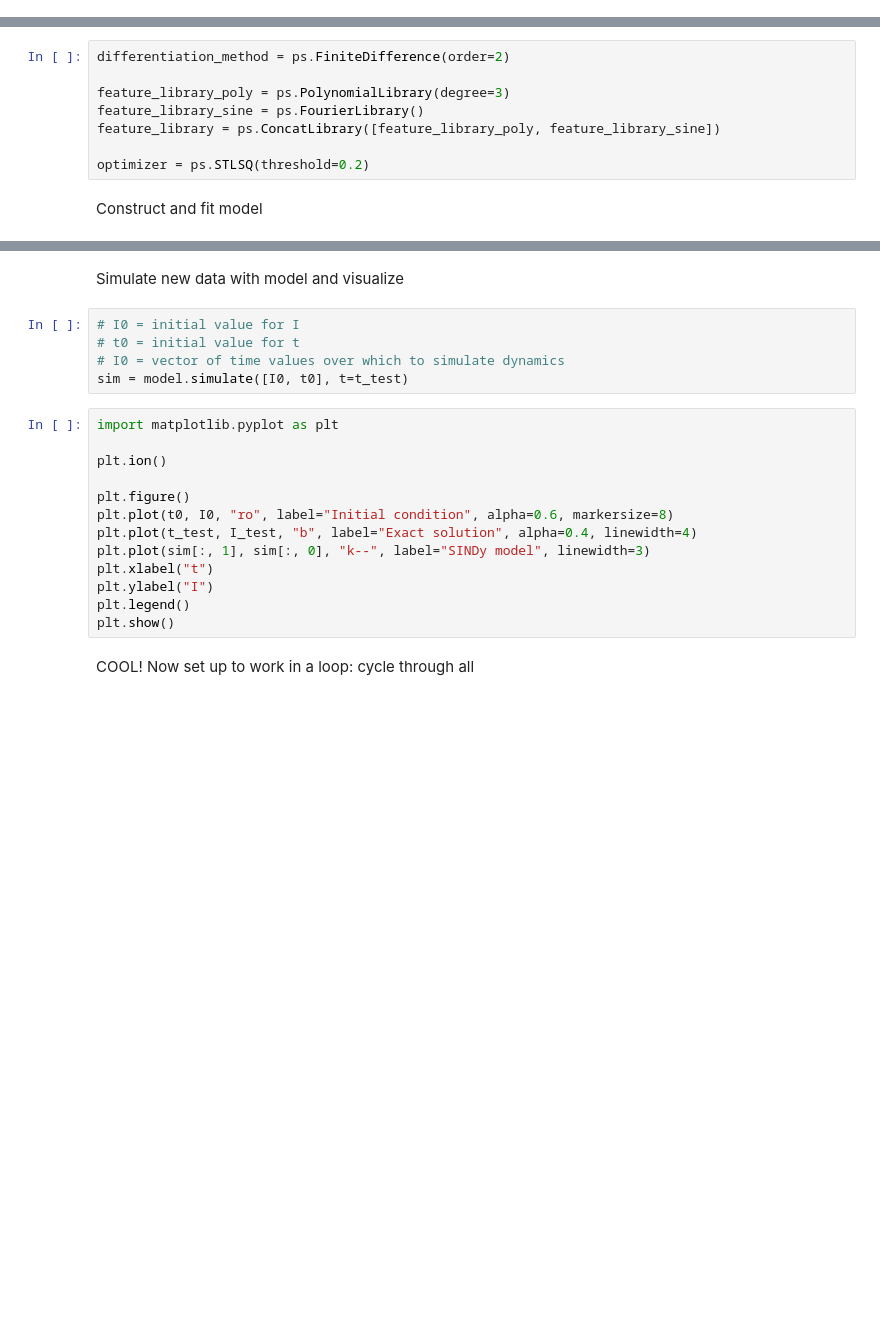
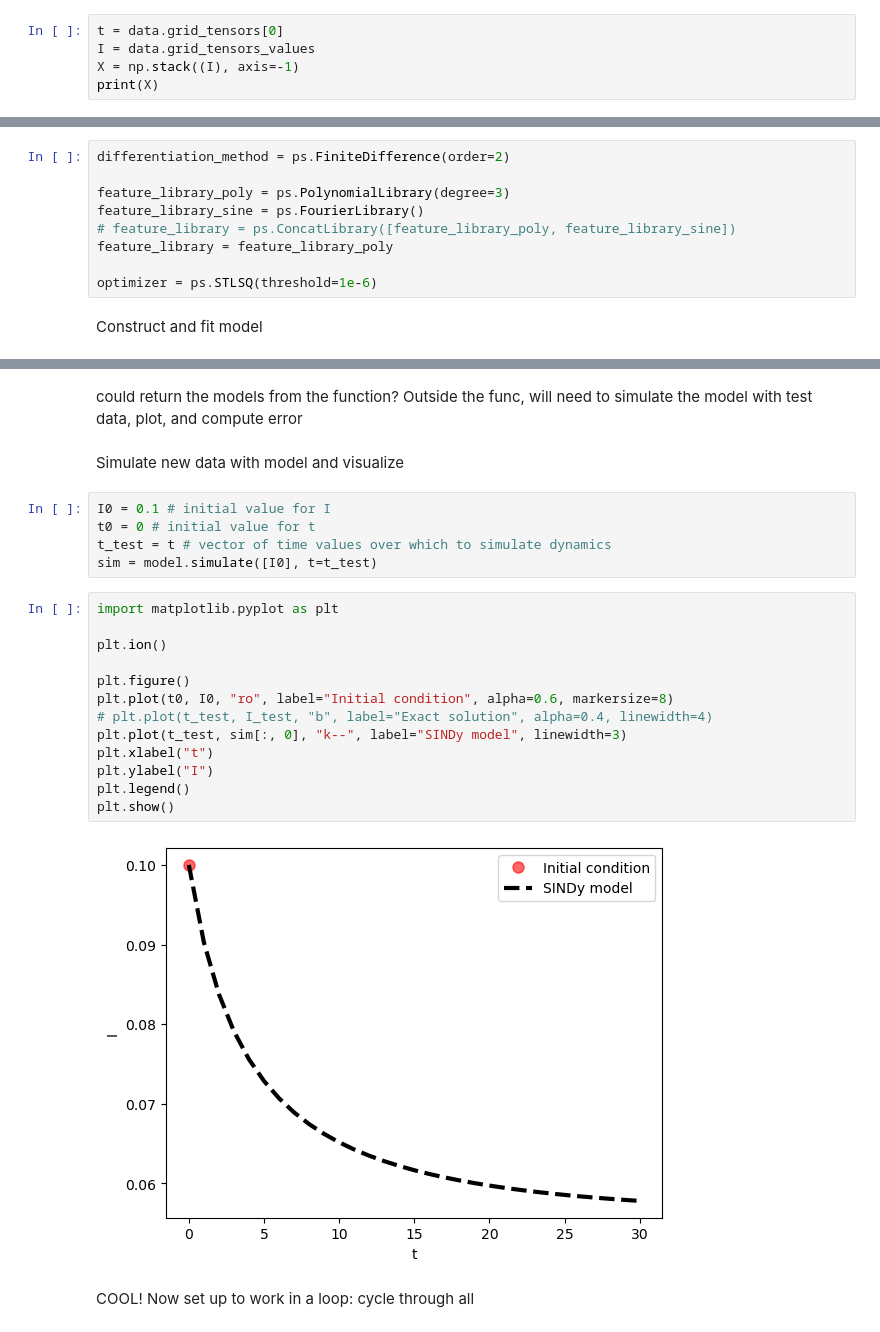
Before and after one commit to MKupperman/KernelPDEforBioProject, a Jupyter notebook: Notebooks/demo_SINDy.ipynb, the cells around one changed output, grey strips where cells are left out. Drawn from its saved outputs; the diff is of its cells as text; blank space fills up the shorter version.

Commit message:
demo_SINDy updates (single experiment)

```diff
--- a/Notebooks/demo_SINDy.ipynb
+++ b/Notebooks/demo_SINDy.ipynb
@@ -134,0 +182,5 @@ X = [I,t] # not sure if this is the right code, but need to assemble a matrix wi
+# %%
+t = data.grid_tensors[0]
+I = data.grid_tensors_values
+X = np.stack((I), axis=-1)
+print(X)
@@ -139,9 +198,10 @@ differentiation_method = ps.FiniteDifference(order=2)
 
 feature_library_poly = ps.PolynomialLibrary(degree=3)
 feature_library_sine = ps.FourierLibrary()
-feature_library = ps.ConcatLibrary([feature_library_poly, feature_library_sine])
+# feature_library = ps.ConcatLibrary([feature_library_poly, feature_library_sine])
+feature_library = feature_library_poly
 
-optimizer = ps.STLSQ(threshold=0.2)
+optimizer = ps.STLSQ(threshold=1e-6)
 # %% [markdown]
 Construct and fit model
 # %%
@@ -157,23 +219,27 @@ model.print()
+# %% [markdown]
+could return the models from the function? Outside the func, will need to simulate the model with test data, plot, and compute error
 # %% [markdown]
 Simulate new data with model and visualize
 # %%
-# I0 = initial value for I
-# t0 = initial value for t
-# I0 = vector of time values over which to simulate dynamics
-sim = model.simulate([I0, t0], t=t_test)
+I0 = 0.1 # initial value for I
+t0 = 0 # initial value for t
+t_test = t # vector of time values over which to simulate dynamics
+sim = model.simulate([I0], t=t_test)
 # %%
 import matplotlib.pyplot as plt
 
 plt.ion()
 
 plt.figure()
 plt.plot(t0, I0, "ro", label="Initial condition", alpha=0.6, markersize=8)
-plt.plot(t_test, I_test, "b", label="Exact solution", alpha=0.4, linewidth=4)
-plt.plot(sim[:, 1], sim[:, 0], "k--", label="SINDy model", linewidth=3)
+# plt.plot(t_test, I_test, "b", label="Exact solution", alpha=0.4, linewidth=4)
+plt.plot(t_test, sim[:, 0], "k--", label="SINDy model", linewidth=3)
 plt.xlabel("t")
 plt.ylabel("I")
 plt.legend()
 plt.show()
+# %% [output]
+[figure, added]
 # %% [markdown]
 COOL! Now set up to work in a loop: cycle through all
 # %%
```
Also changed, not shown: parts of 11 cells of this notebook.
